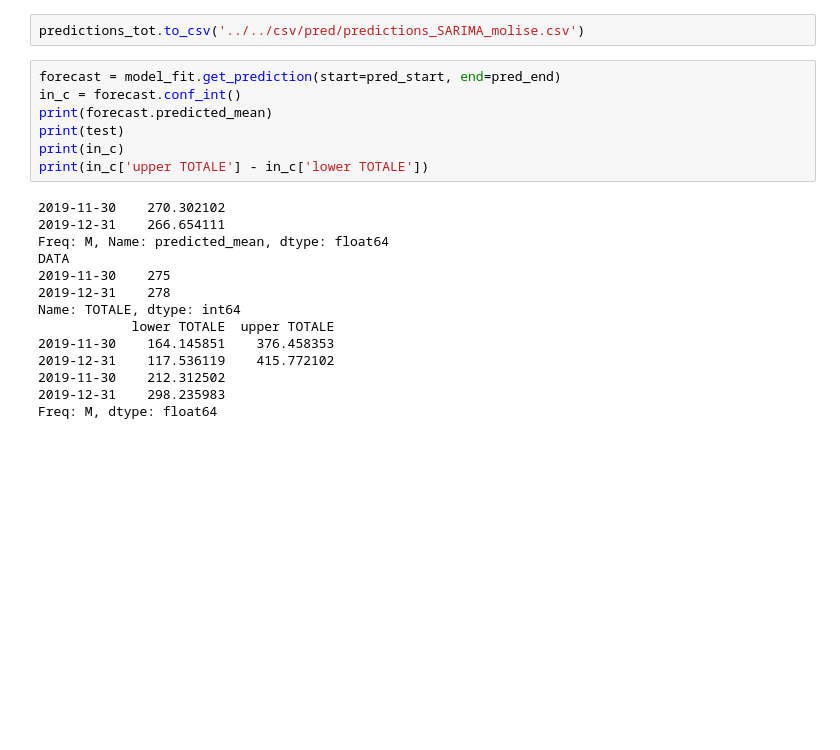
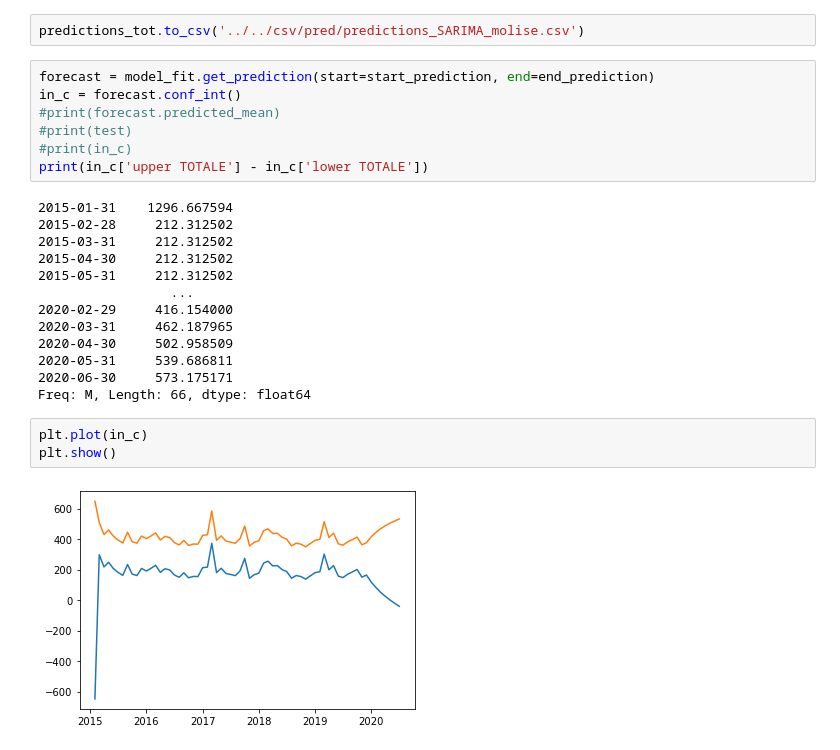
Before and after one commit to SofiaBlack/COVID-19_deaths_analysis, a Jupyter notebook: Modulo 4 - Analisi per regioni/regioni/Molise/MOLISE - SARIMA mensile.ipynb, the cells around one changed output. Saved outputs shown, nothing was run; the diff lists cells and outputs as text; blank space fills up the shorter version.

```diff
--- a/Modulo 4 - Analisi per regioni/regioni/Molise/MOLISE - SARIMA mensile.ipynb
+++ b/Modulo 4 - Analisi per regioni/regioni/Molise/MOLISE - SARIMA mensile.ipynb
@@ -370,23 +370,27 @@ diff_predictions_tot['24-02-2020':].sum()
 # %%
 predictions_tot.to_csv('../../csv/pred/predictions_SARIMA_molise.csv')
 # %%
-forecast = model_fit.get_prediction(start=pred_start, end=pred_end)
+forecast = model_fit.get_prediction(start=start_prediction, end=end_prediction)
 in_c = forecast.conf_int()
-print(forecast.predicted_mean)
-print(test)
-print(in_c)
+#print(forecast.predicted_mean)
+#print(test)
+#print(in_c)
 print(in_c['upper TOTALE'] - in_c['lower TOTALE'])
 # %% [output]
-2019-11-30    270.302102
-2019-12-31    266.654111
-Freq: M, Name: predicted_mean, dtype: float64
-DATA
-2019-11-30    275
-2019-12-31    278
-Name: TOTALE, dtype: int64
-            lower TOTALE  upper TOTALE
-2019-11-30    164.145851    376.458353
-2019-12-31    117.536119    415.772102
-2019-11-30    212.312502
-2019-12-31    298.235983
-Freq: M, dtype: float64
+2015-01-31    1296.667594
+2015-02-28     212.312502
+2015-03-31     212.312502
+2015-04-30     212.312502
+2015-05-31     212.312502
+                 ...
+2020-02-29     416.154000
+2020-03-31     462.187965
+2020-04-30     502.958509
+2020-05-31     539.686811
+2020-06-30     573.175171
+Freq: M, Length: 66, dtype: float64
+# %%
+plt.plot(in_c)
+plt.show()
+# %% [output]
+[figure, added]
```
Also changed, not shown: parts of 1 cell of this notebook, 21 other files.
